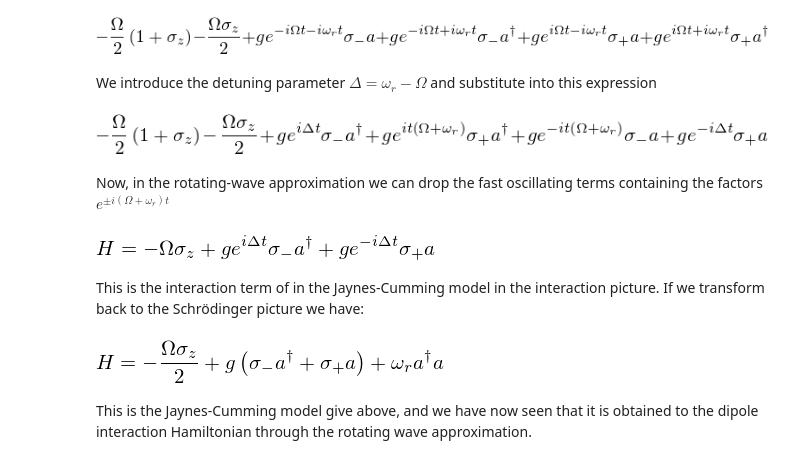
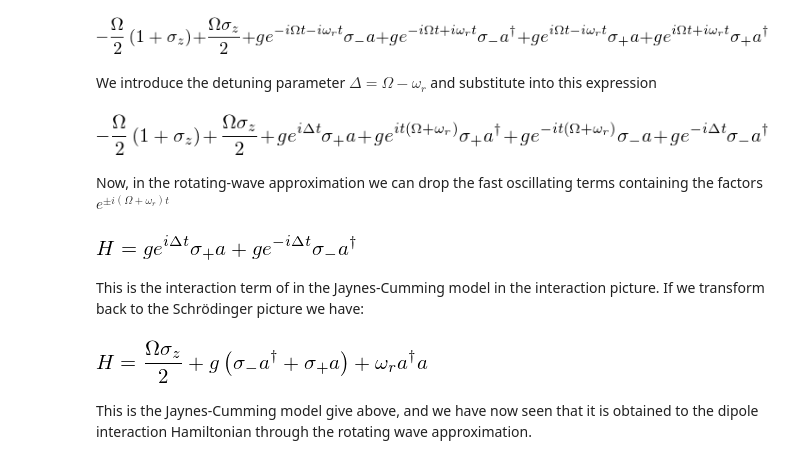
Before and after one commit to jrjohansson/sympsi-notebooks, a Jupyter notebook: lecture-sympy-quantum-atom-cavity.ipynb, the cells around one changed output. Drawn from its saved outputs; the diff is of its cells as text; code cells hidden in the pictures.

```diff
--- a/lecture-sympy-quantum-atom-cavity.ipynb
+++ b/lecture-sympy-quantum-atom-cavity.ipynb
@@ -69,7 +76,7 @@ omega_r, Omega, g, Delta, t, x, Hsym = symbols("omega_r, Omega, g, Delta, t, x,
 sx, sy, sz, sm, sp = SigmaX(), SigmaY(), SigmaZ(), SigmaMinus(), SigmaPlus()
 a = BosonOp("a")
 # %%
-H = omega_r * Dagger(a) * a - Omega/2 * sz + g * sx * (a + Dagger(a))
+H = omega_r * Dagger(a) * a + Omega/2 * sz + g * sx * (a + Dagger(a))
 
 Eq(Hsym, H)
 # %% [output]
@@ -105,7 +112,7 @@ H3
 # %% [output]
 [figure]
 # %% [markdown]
-We introduce the detuning parameter $\Delta = \omega_r - \Omega$ and substitute into this expression
+We introduce the detuning parameter $\Delta = \Omega - \omega_r$ and substitute into this expression
 # %%
 # trick to simplify exponents
 def simplify_exp(e):
@@ -117,11 +124,11 @@ def simplify_exp(e):
 
     return e
 # %%
-H4 = simplify_exp(H3).subs(omega_r - Omega, Delta)
+H4 = simplify_exp(H3).subs(-omega_r + Omega, Delta)
 
 H4
 # %% [output]
-[figure, old version]
+[figure, new version]
 # %% [markdown]
 Now, in the rotating-wave approximation we can drop the fast oscillating terms containing the factors $e^{\pm i(\Omega + \omega_r)t}$
 # %%
@@ -132,7 +139,7 @@ H5 = drop_c_number_terms(H5.expand())
 
 Eq(Hsym, H5)
 # %% [output]
-[figure, old version]
+[figure, new version]
 # %% [markdown]
 This is the interaction term of in the Jaynes-Cumming model in the interaction picture. If we transform back to the Schrödinger picture we have:
 # %%
@@ -142,17 +149,17 @@ H6 = hamiltonian_transformation(U, H5.expand())
 U = exp(-I * Omega * t * sp * sm)
 H7 = hamiltonian_transformation(U, H6.expand())
 # %%
-H8 = simplify_exp(H7).subs(Delta, omega_r - Omega)
+H8 = simplify_exp(H7).subs(Delta, Omega - omega_r)
 
 H8 = simplify_exp(powsimp(H8)).expand()
 
 H8 = drop_c_number_terms(H8)
 
 H = collect(H8, g)
 
 Eq(Hsym, H)
 # %% [output]
-[figure, old version]
+[figure, new version]
 # %% [markdown]
 This is the Jaynes-Cumming model give above, and we have now seen that it is obtained to the dipole interaction Hamiltonian through the rotating wave approximation.
 # %% [markdown]
```
Also changed, not shown: parts of 21 cells of this notebook.
